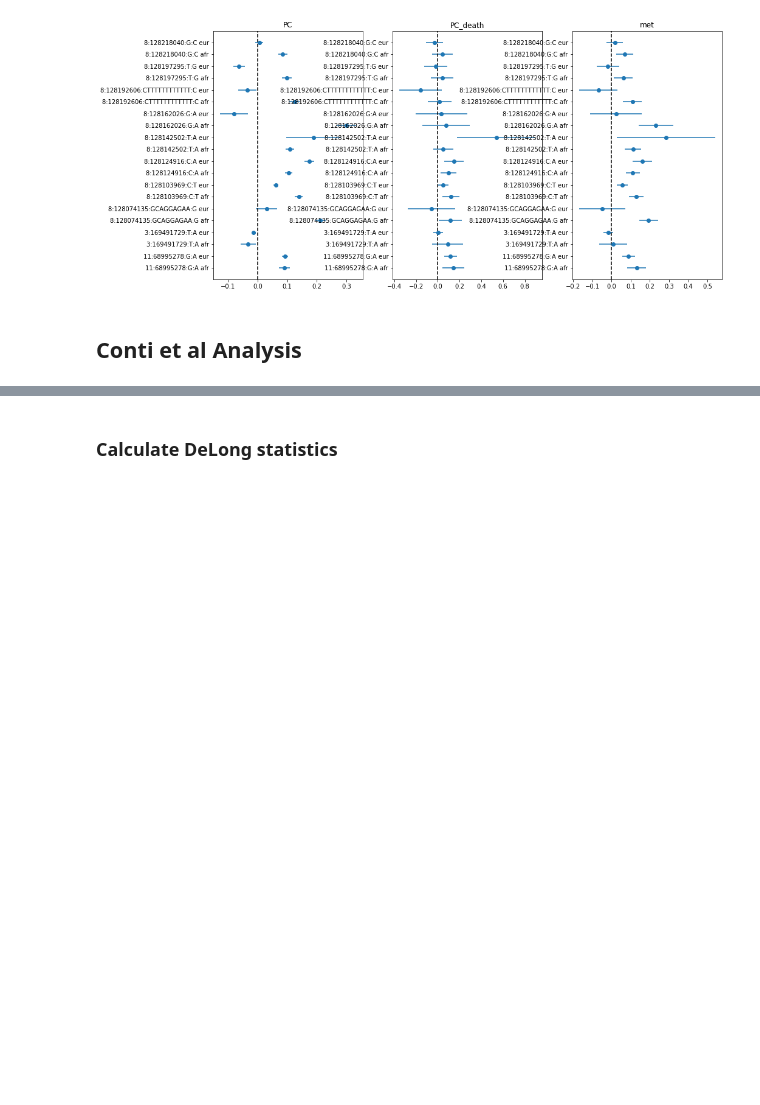
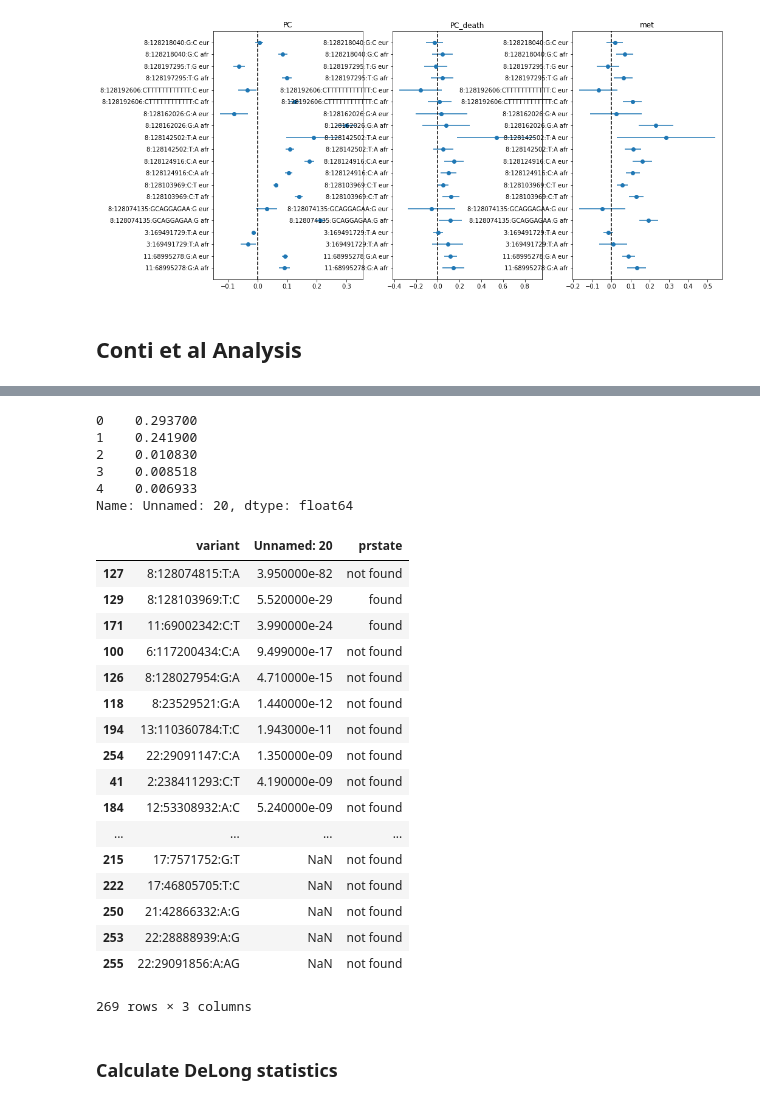
Before and after one commit to meghanasp21/PRState, a Jupyter notebook: notebooks/4_PRState.ipynb, the cells around one changed output, grey strips where cells are left out. Cells and saved outputs as stored; diff of their text form; code cells hidden in the pictures; blank space fills up the shorter version.

```diff
--- a/notebooks/4_PRState.ipynb
+++ b/notebooks/4_PRState.ipynb
@@ -1071,4 +1078,4 @@ prostate_ld.head()
 | 5 | rs11228575 | rs11228580 | chr11:69002342 | (T/C) | 0.1970 | 7064 | 0.8901 | 0.6697 | G=T,A=C | ... |
 # %%
 conti["snp_noallele"]="chr"+conti["variant"].str.rsplit(":",2).str[0]
-conti[conti["snp_noallele"].isin(prostate_ld["Coord"].tolist())]
+conti["prstate"]=np.where(conti["snp_noallele"].isin(prostate_ld["Coord"].tolist()),"found","not found")
@@ -1092,3 +1096,33 @@ conti[conti["snp_noallele"].isin(prostate_ld["Coord"].tolist())][["rs*","Chromos
+# %%
+conti["Unnamed: 20"].head()
+# %% [output]
+0    0.293700
+1    0.241900
+2    0.010830
+3    0.008518
+4    0.006933
+Name: Unnamed: 20, dtype: float64
+# %%
+conti.sort_values(by="Unnamed: 20")[["variant","Unnamed: 20","prstate"]]
+# %% [output]
+|  | variant | Unnamed: 20 | prstate |
+| 127 | 8:128074815:T:A | 3.950000e-82 | not found |
+| 129 | 8:128103969:T:C | 5.520000e-29 | found |
+| 171 | 11:69002342:C:T | 3.990000e-24 | found |
+| 100 | 6:117200434:C:A | 9.499000e-17 | not found |
+| 126 | 8:128027954:G:A | 4.710000e-15 | not found |
+| 118 | 8:23529521:G:A | 1.440000e-12 | not found |
+| 194 | 13:110360784:T:C | 1.943000e-11 | not found |
+| 254 | 22:29091147:C:A | 1.350000e-09 | not found |
+| 41 | 2:238411293:C:T | 4.190000e-09 | not found |
+| 184 | 12:53308932:A:C | 5.240000e-09 | not found |
+| ... | ... | ... | ... |
+| 215 | 17:7571752:G:T | NaN | not found |
+| 222 | 17:46805705:T:C | NaN | not found |
+| 250 | 21:42866332:A:G | NaN | not found |
+| 253 | 22:28888939:A:G | NaN | not found |
+| 255 | 22:29091856:A:AG | NaN | not found |
+269 rows × 3 columns
 # %%
 # compiled_results=pd.DataFrame()
 # mp_auc = defaultdict(dict)
```
Also changed, not shown: parts of 4 cells of this notebook, 2 other files.
